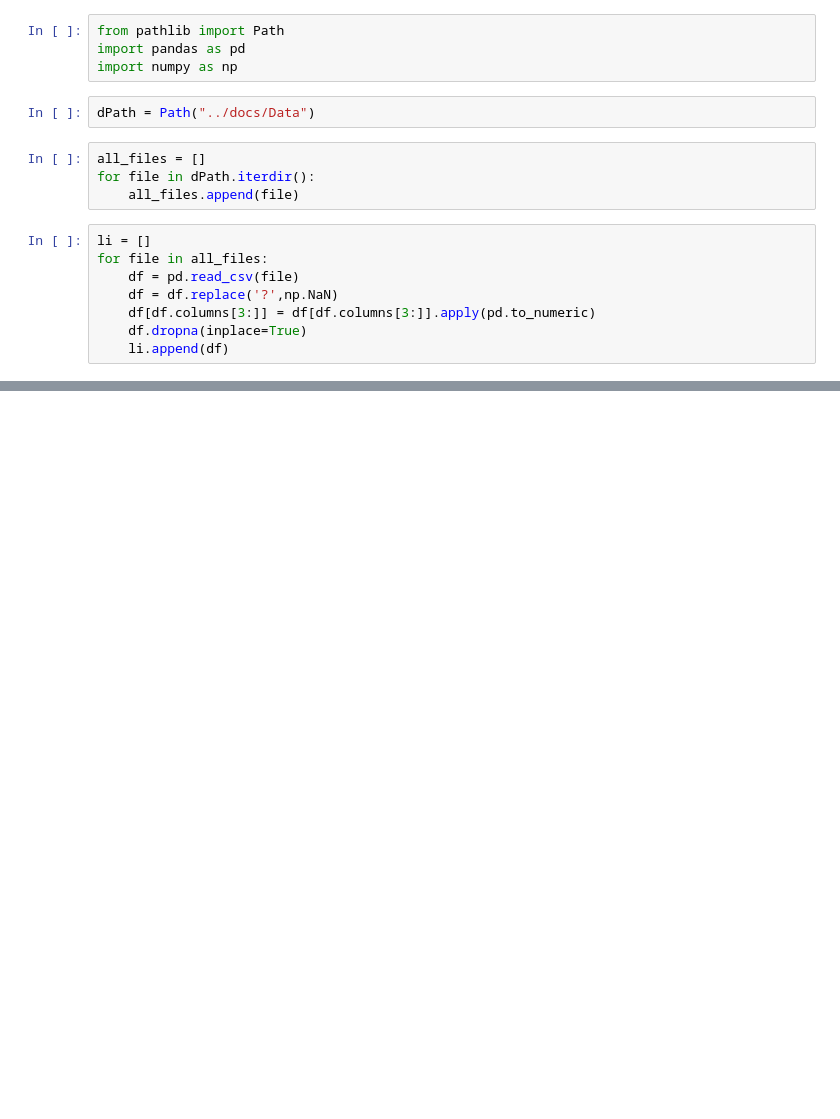
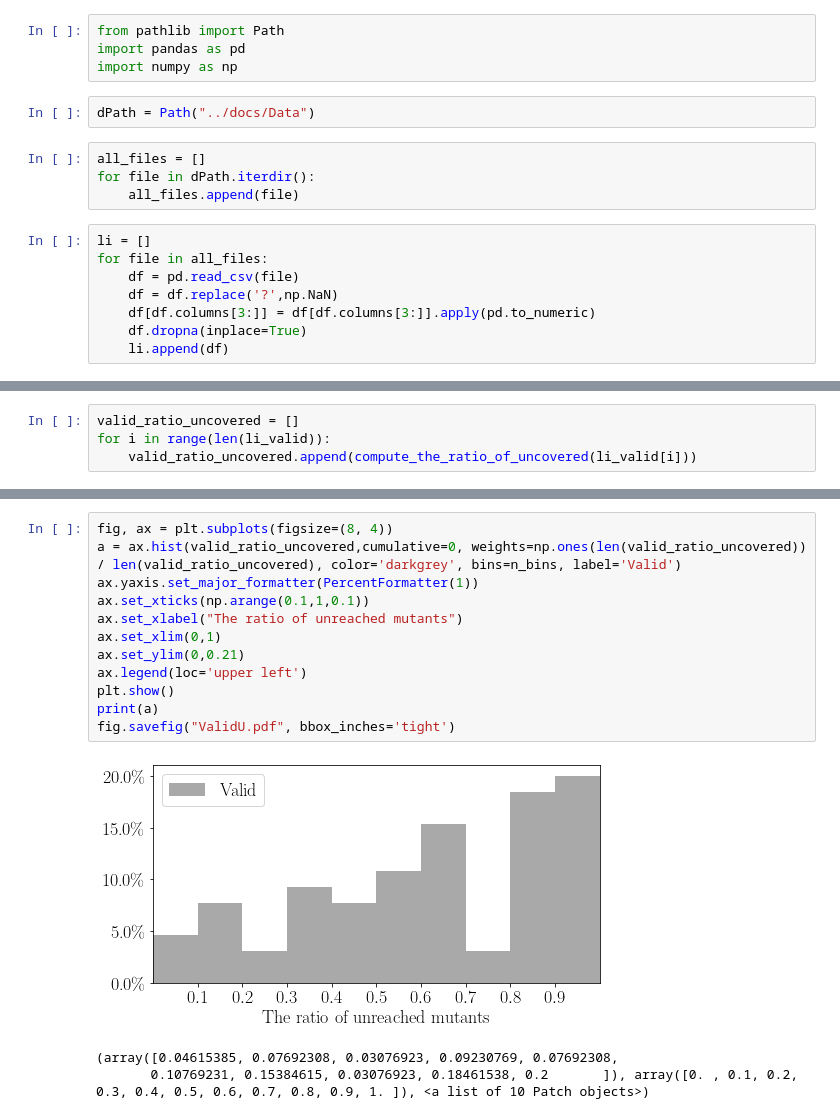
Before and after one commit to aaghamohammadi/PUMT, a Jupyter notebook: notebooks/analysis.ipynb, the cells around one changed output, grey strips where cells are left out. Cells and saved outputs as stored; diff of their text form; blank space fills up the shorter version.

```diff
--- a/notebooks/analysis.ipynb
+++ b/notebooks/analysis.ipynb
@@ -226,0 +153,4 @@ all_df
+# %%
+valid_ratio_uncovered = []
+for i in range(len(li_valid)):
+    valid_ratio_uncovered.append(compute_the_ratio_of_uncovered(li_valid[i]))
@@ -226,0 +213,16 @@ all_df
+# %%
+fig, ax = plt.subplots(figsize=(8, 4))
+a = ax.hist(valid_ratio_uncovered,cumulative=0, weights=np.ones(len(valid_ratio_uncovered)) / len(valid_ratio_uncovered), color='darkgrey', bins=n_bins, label='Valid')
+ax.yaxis.set_major_formatter(PercentFormatter(1))
+ax.set_xticks(np.arange(0.1,1,0.1))
+ax.set_xlabel("The ratio of unreached mutants")
+ax.set_xlim(0,1)
+ax.set_ylim(0,0.21)
+ax.legend(loc='upper left')
+plt.show()
+print(a)
+fig.savefig("ValidU.pdf", bbox_inches='tight')
+# %% [output]
+[figure, added]
+(array([0.04615385, 0.07692308, 0.03076923, 0.09230769, 0.07692308,
+       0.10769231, 0.15384615, 0.03076923, 0.18461538, 0.2       ]), array([0. , 0.1, 0.2, 0.3, 0.4, 0.5, 0.6, 0.7, 0.8, 0.9, 1. ]), <a list of 10 Patch objects>)
```
Also changed, not shown: parts of 49 cells of this notebook.
